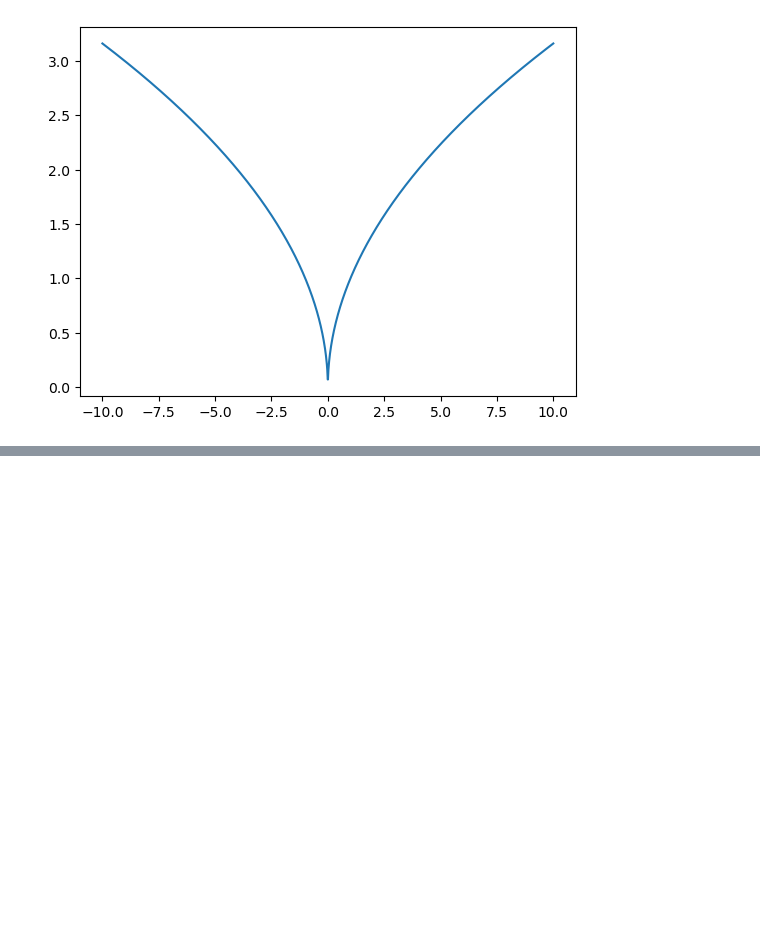
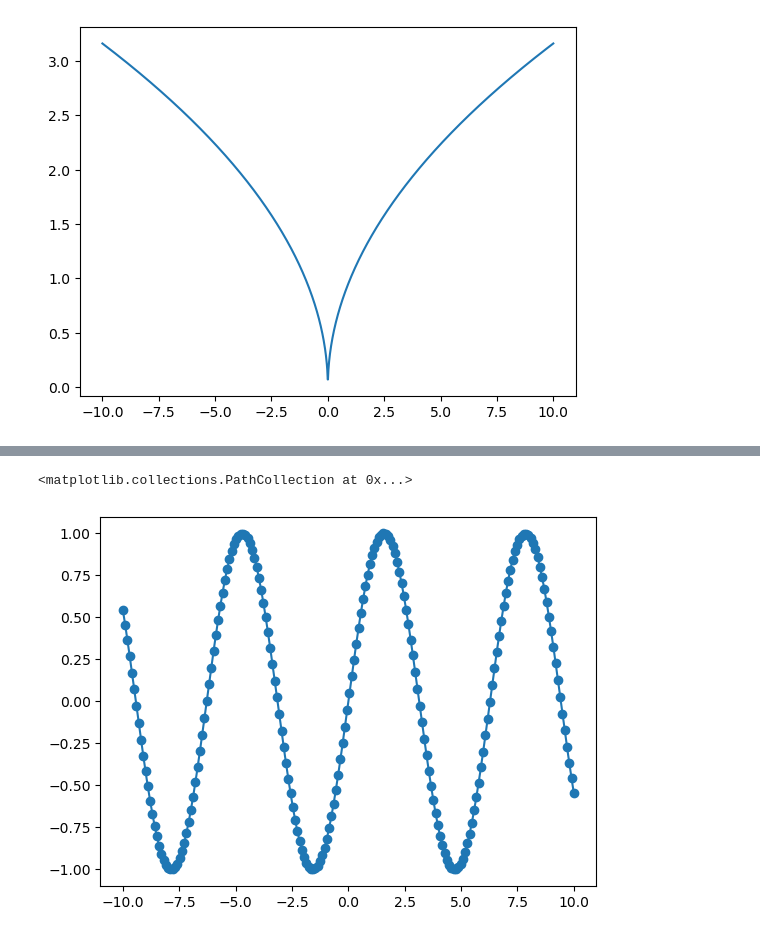
Before and after one commit to NicolasJeanGonel/smt_test, a Jupyter notebook: test_smt.ipynb, the cells around one changed output, grey strips where cells are left out. Cells and saved outputs as stored; diff of their text form; code cells hidden in the pictures; blank space fills up the shorter version.

Commit message:
Notebook test smt

```diff
--- a/test_smt.ipynb
+++ b/test_smt.ipynb
@@ -110,0 +105,15 @@ ___________________________________________________________________________
+# %%
+def f(x):
+    return np.sin(x)
+
+x_test=np.linspace(-10,10,2000)
+x_test
+y_true=f(x_test)
+plt.plot(x_test,y_true)
+
+x_sample=np.linspace(-10,10,200)
+y_sample=f(x_sample)
+plt.scatter(x_sample,y_sample)
+# %% [output]
+<matplotlib.collections.PathCollection at 0x...>
+[figure, added]
```
Also changed, not shown: parts of 5 cells of this notebook.
